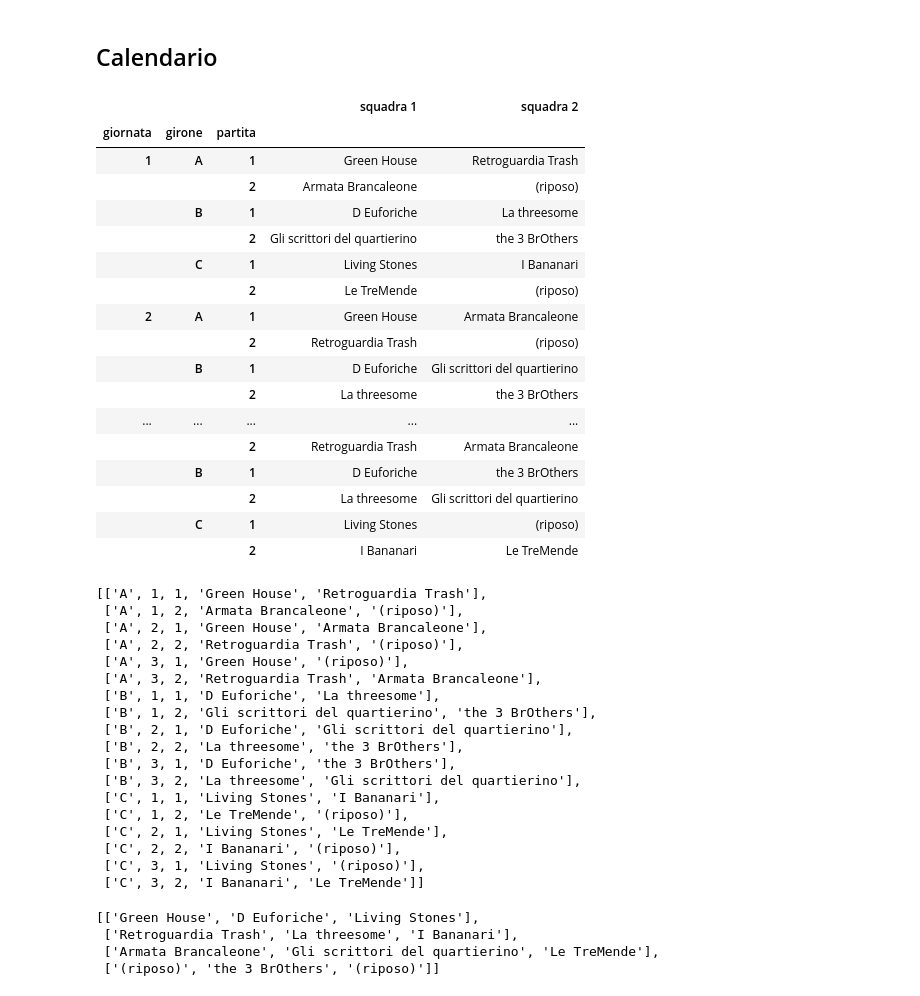
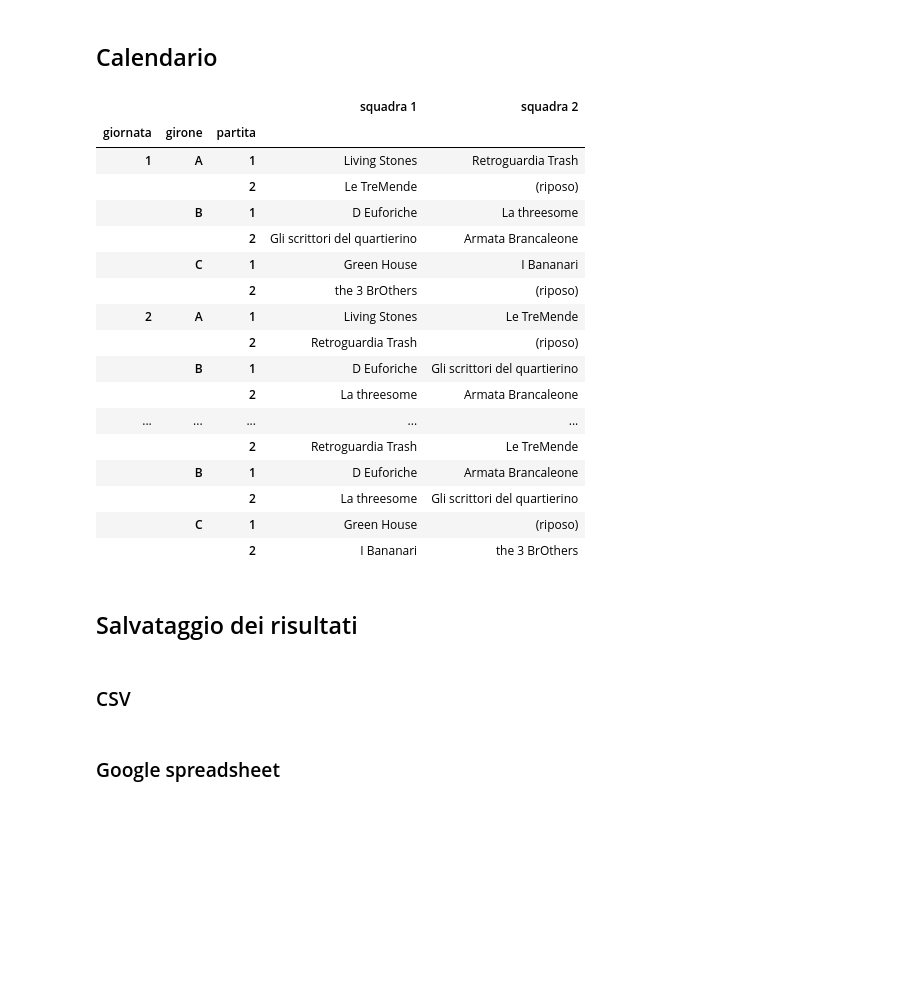
Before and after one commit to chiara-paci/writersdream, a Jupyter notebook: scrittopoli/Scrittopoli - Ranking, gironi e calendario.ipynb, the cells around one changed output. Cells and saved outputs as stored; diff of their text form; code cells hidden in the pictures; blank space fills up the shorter version.

```diff
--- a/scrittopoli/Scrittopoli - Ranking, gironi e calendario.ipynb
+++ b/scrittopoli/Scrittopoli - Ranking, gironi e calendario.ipynb
@@ -237,54 +259,62 @@ gironi
 # %%
 
 def calendario(label):
     pivot=gironi[label][0]
     others=list(gironi[label][1:])
     ret=[]
     for n in range(3):
         ret.append( [g,n+1,1,pivot,others[n]] )
         ret.append( [g,n+1,2]+others[:n]+others[n+1:] )
     return ret
 
 calendario_data=[]
 for g in gironi_labels:
     calendario_data+=calendario(g)
 
 
 calendario=pd.DataFrame(calendario_data,columns=["girone","giornata","partita",
                                                  "squadra 1","squadra 2"])
 
 cal_idx=["giornata","girone","partita"]
 
-calendario.sort_values(by=cal_idx).set_index(cal_idx)
+calendario=calendario.sort_values(by=cal_idx).set_index(cal_idx)
+calendario
 # %% [output]
 |  |  |  | squadra 1 | squadra 2 |
 | giornata | girone | partita |  |  |
-| 1 | A | 1 | Green House | Retroguardia Trash |
-|  |  | 2 | Armata Brancaleone | (riposo) |
+| 1 | A | 1 | Living Stones | Retroguardia Trash |
+|  |  | 2 | Le TreMende | (riposo) |
 |  | B | 1 | D Euforiche | La threesome |
-|  |  | 2 | Gli scrittori del quartierino | the 3 BrOthers |
-|  | C | 1 | Living Stones | I Bananari |
-|  |  | 2 | Le TreMende | (riposo) |
-| 2 | A | 1 | Green House | Armata Brancaleone |
+|  |  | 2 | Gli scrittori del quartierino | Armata Brancaleone |
+|  | C | 1 | Green House | I Bananari |
+|  |  | 2 | the 3 BrOthers | (riposo) |
+| 2 | A | 1 | Living Stones | Le TreMende |
 |  |  | 2 | Retroguardia Trash | (riposo) |
 |  | B | 1 | D Euforiche | Gli scrittori del quartierino |
-|  |  | 2 | La threesome | the 3 BrOthers |
+|  |  | 2 | La threesome | Armata Brancaleone |
 | ... | ... | ... | ... | ... |
-|  |  | 2 | Retroguardia Trash | Armata Brancaleone |
-|  | B | 1 | D Euforiche | the 3 BrOthers |
+|  |  | 2 | Retroguardia Trash | Le TreMende |
+|  | B | 1 | D Euforiche | Armata Brancaleone |
 |  |  | 2 | La threesome | Gli scrittori del quartierino |
-|  | C | 1 | Living Stones | (riposo) |
-|  |  | 2 | I Bananari | Le TreMende |
+|  | C | 1 | Green House | (riposo) |
+|  |  | 2 | I Bananari | the 3 BrOthers |
+# %% [markdown]
+## Salvataggio dei risultati
+# %% [markdown]
+### CSV
 # %%
+# calendario
+d=dt.datetime.today()
 label=d.strftime("%Y%m%d_%H%M%S")
 calendario_csv="data/calendario_"+label+".csv"
 with open(calendario_csv, 'w', newline='') as csvfile:
     w = csv.writer(csvfile,delimiter=':',
                    quotechar='"', quoting=csv.QUOTE_MINIMAL)
-    w.writerow(["gironi","giornata","partita","squadra 1","squadra 2"])
+    w.writerow(["girone","giornata","partita","squadra 1","squadra 2"])
     for row in calendario_data:
         w.writerow(row)
 
+# gironi
 label=d.strftime("%Y%m%d_%H%M%S")
 gironi_csv="data/gironi_"+label+".csv"
 with open(gironi_csv, 'w', newline='') as csvfile:
@@ -294,30 +324,12 @@ with open(gironi_csv, 'w', newline='') as csvfile:
     for row in gironi_data:
         w.writerow(row)
 
-calendario_data
+# ranking
+tabellone_csv="data/tabellone_"+label+".csv"
+tabellone.to_csv(tabellone_csv,index_label="utente")
+ranking_csv="data/ranking_"+label+".csv"
+ranking.to_csv(ranking_csv,index=False)
+scrittopoli_csv="data/scrittopoli_"+label+".csv"
+scrittopoli.to_csv(scrittopoli_csv)
-# %% [output]
-[['A', 1, 1, 'Green House', 'Retroguardia Trash'],
- ['A', 1, 2, 'Armata Brancaleone', '(riposo)'],
- ['A', 2, 1, 'Green House', 'Armata Brancaleone'],
- ['A', 2, 2, 'Retroguardia Trash', '(riposo)'],
- ['A', 3, 1, 'Green House', '(riposo)'],
- ['A', 3, 2, 'Retroguardia Trash', 'Armata Brancaleone'],
- ['B', 1, 1, 'D Euforiche', 'La threesome'],
- ['B', 1, 2, 'Gli scrittori del quartierino', 'the 3 BrOthers'],
- ['B', 2, 1, 'D Euforiche', 'Gli scrittori del quartierino'],
- ['B', 2, 2, 'La threesome', 'the 3 BrOthers'],
- ['B', 3, 1, 'D Euforiche', 'the 3 BrOthers'],
- ['B', 3, 2, 'La threesome', 'Gli scrittori del quartierino'],
- ['C', 1, 1, 'Living Stones', 'I Bananari'],
- ['C', 1, 2, 'Le TreMende', '(riposo)'],
- ['C', 2, 1, 'Living Stones', 'Le TreMende'],
- ['C', 2, 2, 'I Bananari', '(riposo)'],
- ['C', 3, 1, 'Living Stones', '(riposo)'],
- ['C', 3, 2, 'I Bananari', 'Le TreMende']]
-# %%
-gironi_data
-# %% [output]
-[['Green House', 'D Euforiche', 'Living Stones'],
- ['Retroguardia Trash', 'La threesome', 'I Bananari'],
- ['Armata Brancaleone', 'Gli scrittori del quartierino', 'Le TreMende'],
- ['(riposo)', 'the 3 BrOthers', '(riposo)']]
+# %% [markdown]
+### Google spreadsheet
```
Also changed, not shown: parts of 7 cells of this notebook, 2 other files.
